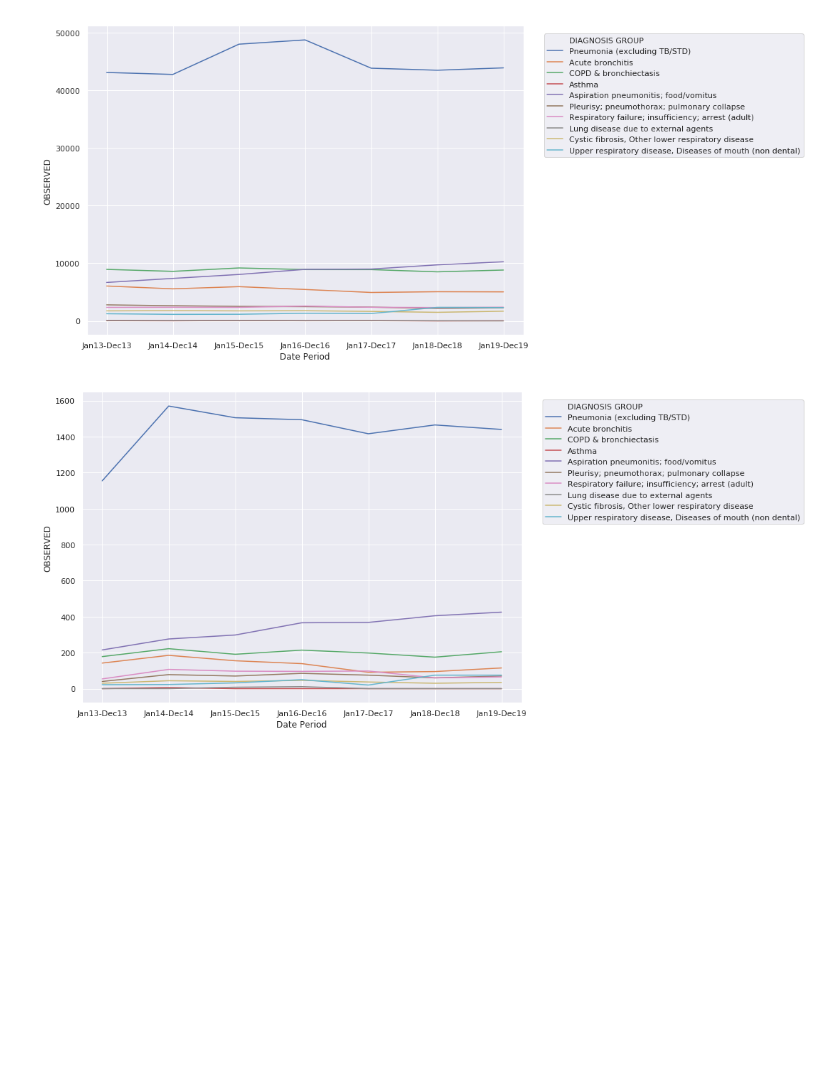
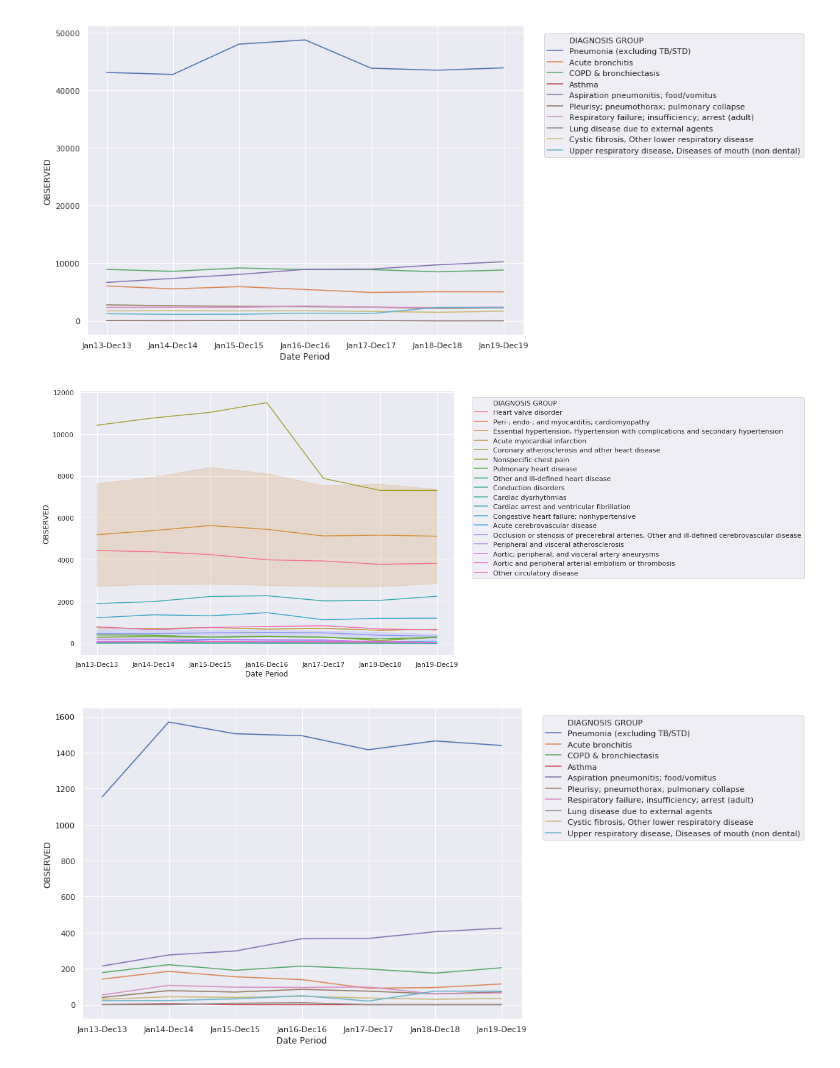
Before and after one commit to jlusane/Heathrow_Air_Pollution, a Jupyter notebook: health_data/nhs/NHS EDA.ipynb, the cells around one changed output. Saved outputs shown, nothing was run; the diff lists cells and outputs as text; code cells hidden in the pictures; blank space fills up the shorter version.

Commit message:
updated nhs (included cardiovascular indicators

```diff
--- a/health_data/nhs/NHS EDA.ipynb
+++ b/health_data/nhs/NHS EDA.ipynb
@@ -29,6 +29,8 @@ mortality_nhs['OBSERVED'] = mortality_nhs['OBSERVED'].str.replace('*', '0').asty
 mortality_nhs['EXPECTED'] = mortality_nhs['EXPECTED'].str.replace('*', '0').astype('float')
 
 admission_nhs['Diseases of the respiratory system'] = admission_nhs['Diseases of the respiratory system'].map(bespoke_map_column_type)
+admission_nhs['Diseases of the circulatory system'] = admission_nhs['Diseases of the circulatory system'].map(bespoke_map_column_type)
+
 admission_nhs['Commissioning Region/Provider'].fillna('Not Specified', inplace=True)
 # %% [markdown]
 ### Q1 How many data sources are you using? Where are you getting the data from? Is it publicly available? Who provides the data? What challenges might be present based on your answers?
@@ -281,6 +307,12 @@ def bespoke_method_2(arggg):
 plot_indicator_df(mortality_nhs.loc[mortality_nhs['DIAGNOSIS GROUP'].isin(np.arange(73, 83, 1))])
 # %% [output]
 [figure]
+# %%
+# CARDIOVASCULAR ILLNESS: plot of indicator data for mortality_nhs dataset,
+# filtered on DIAGNOSIS GROUPS we are interested in
+plot_indicator_df(mortality_nhs.loc[mortality_nhs['DIAGNOSIS GROUP'].isin(np.arange(96, 118, 1))])
+# %% [output]
+[figure, added]
 # %%
 # we also want to see if our local hospitals are in this dataset and check the data consistency.
 # Filter the DF on hospitals close to heathrow
```
Also changed, not shown: parts of 7 cells of this notebook.
